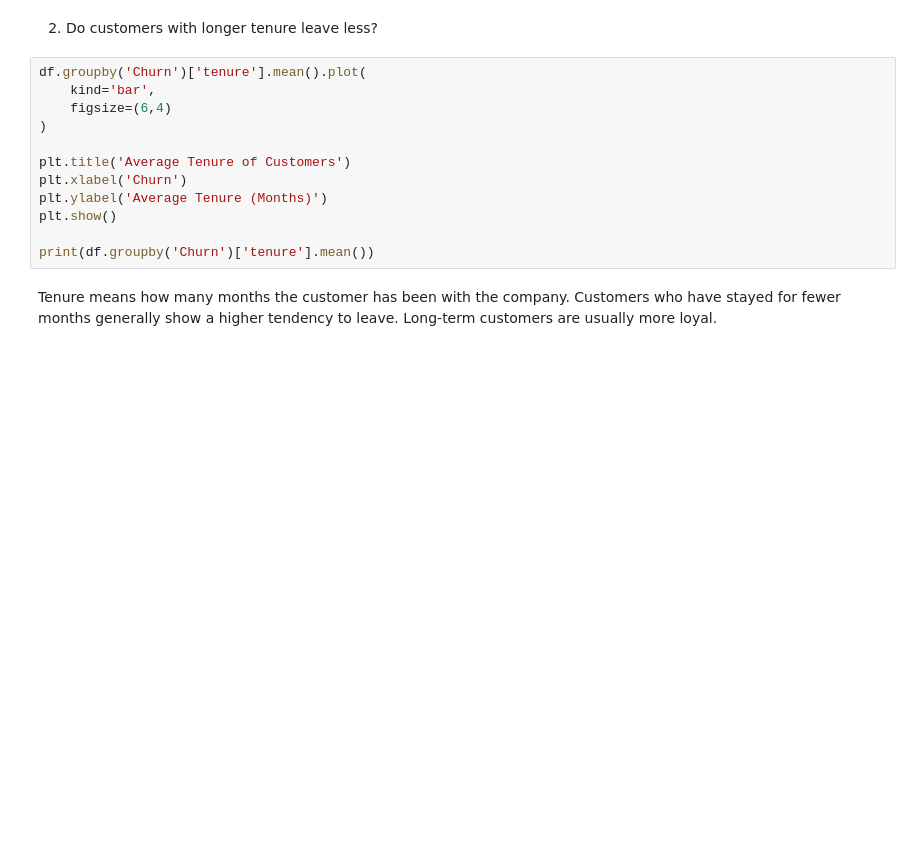
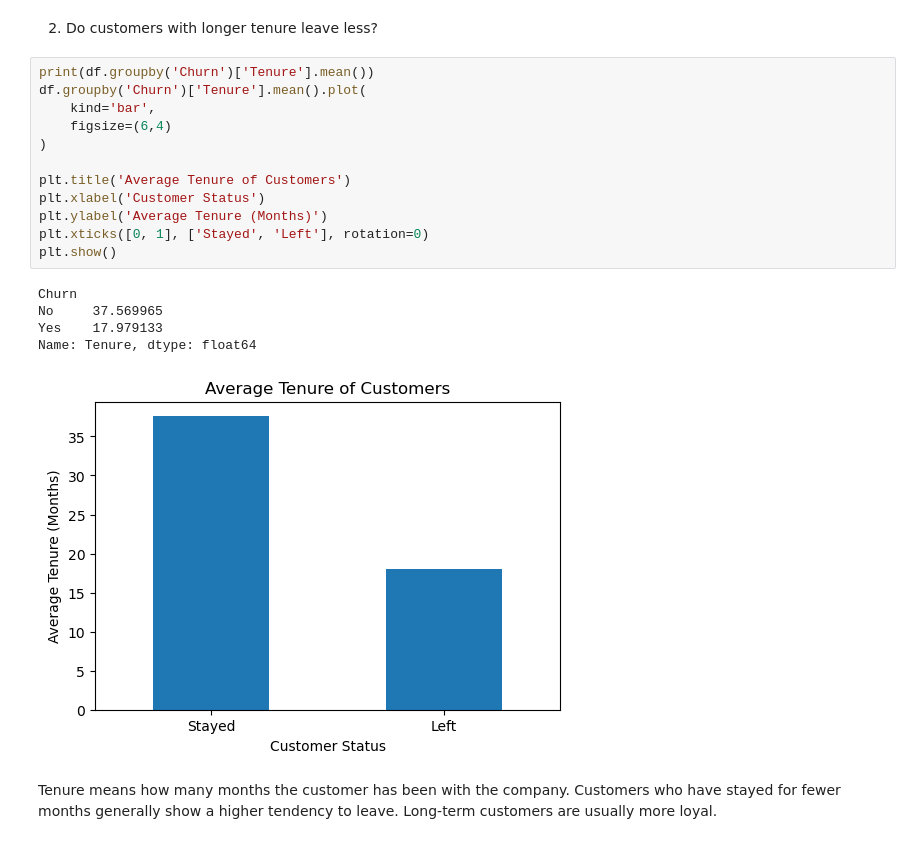
Before and after one commit to sahal-cm/Customer_Churn_Prediction, a Jupyter notebook: project_Classification.ipynb, the cells around one changed output. Saved outputs shown, nothing was run; the diff lists cells and outputs as text; blank space fills up the shorter version.

```diff
--- a/project_Classification.ipynb
+++ b/project_Classification.ipynb
@@ -161,17 +159,23 @@ This shows that customer churn is a significant but not majority problem.
 # %% [markdown]
 2. Do customers with longer tenure leave less?
 # %%
-df.groupby('Churn')['tenure'].mean().plot(
+print(df.groupby('Churn')['Tenure'].mean())
+df.groupby('Churn')['Tenure'].mean().plot(
     kind='bar',
     figsize=(6,4)
 )
 
 plt.title('Average Tenure of Customers')
-plt.xlabel('Churn')
+plt.xlabel('Customer Status')
 plt.ylabel('Average Tenure (Months)')
+plt.xticks([0, 1], ['Stayed', 'Left'], rotation=0)
 plt.show()
-
-print(df.groupby('Churn')['tenure'].mean())
+# %% [output]
+Churn
+No     37.569965
+Yes    17.979133
+Name: Tenure, dtype: float64
+[figure, added]
 # %% [markdown]
 Tenure means how many months the customer has been with the company.
 Customers who have stayed for fewer months generally show a higher tendency to leave.
```
Also changed, not shown: parts of 22 cells of this notebook.
